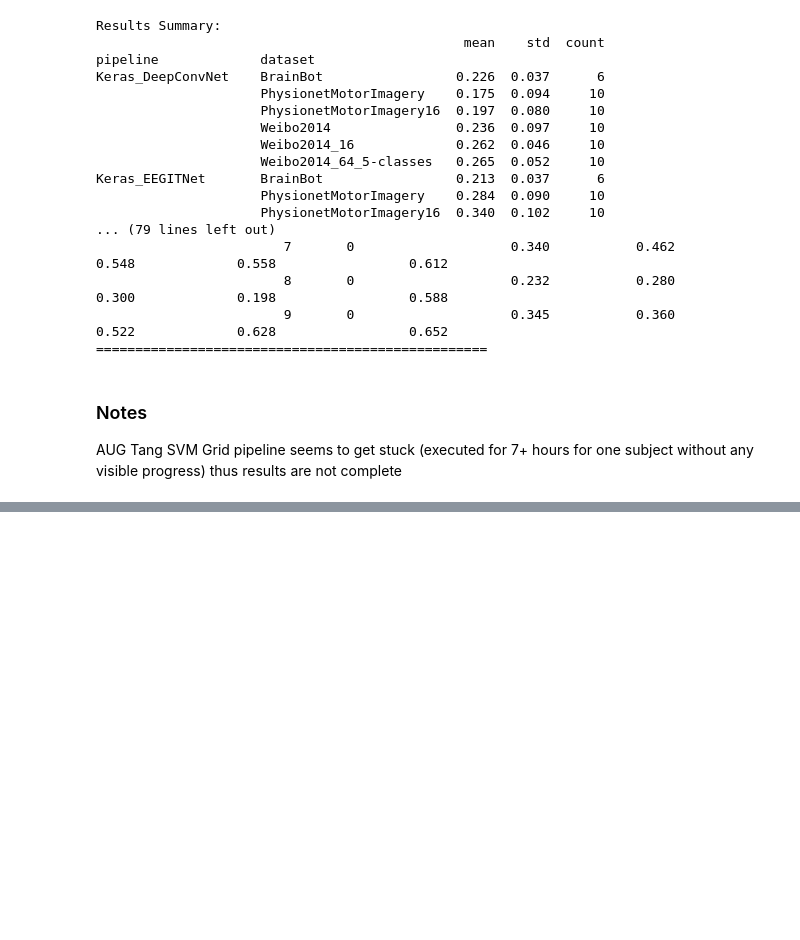
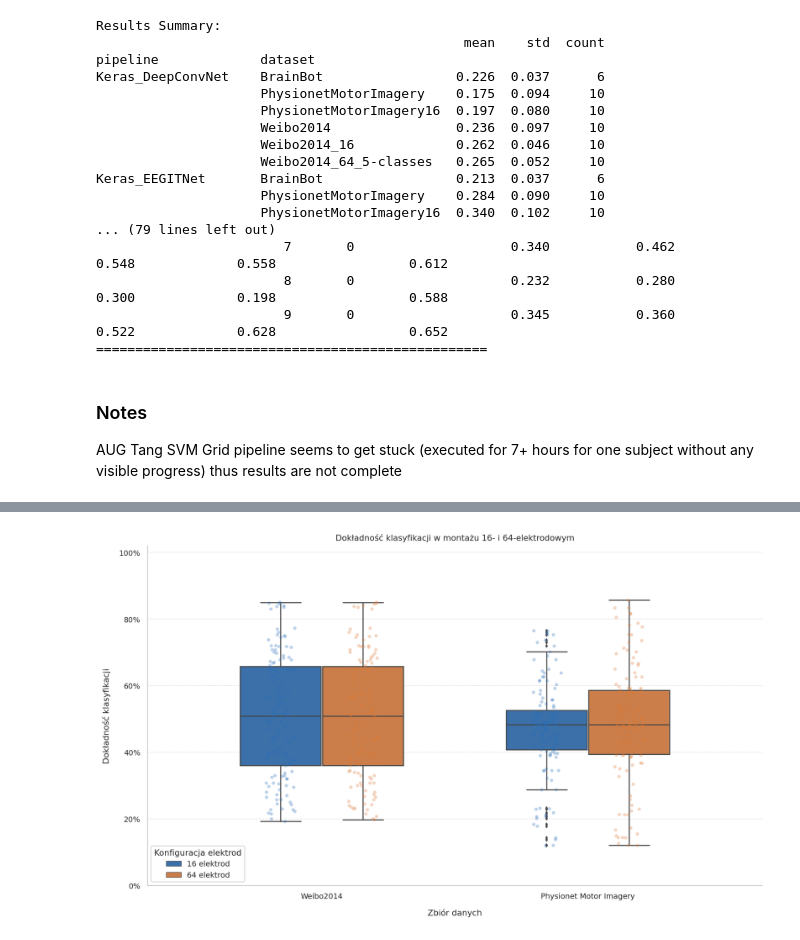
Before and after one commit to luluu9/BCI2025-sandbox, a Jupyter notebook: results.ipynb, the cells around one changed output, grey strips where cells are left out. Cells and saved outputs as stored; diff of their text form; code cells hidden in the pictures; blank space fills up the shorter version.

```diff
--- a/results.ipynb
+++ b/results.ipynb
@@ -78,0 +225,82 @@ AUG Tang SVM Grid pipeline seems to get stuck (executed for 7+ hours for one sub
+# %%
+# Porównanie dokładności: 16 elektrod vs pełny montaż (ponad 60 elektrod)
+required_datasets = {
+    'Weibo2014_16': ('Weibo2014', '16 elektrod'),
+    'Weibo2014_64_5-classes': ('Weibo2014', '64 elektrod'),
+    'PhysionetMotorImagery16': ('Physionet Motor Imagery', '16 elektrod'),
+    'PhysionetMotorImagery': ('Physionet Motor Imagery', '64 elektrod'),
+}
+
+missing_datasets = set(required_datasets) - set(all_results['dataset'].unique())
+if missing_datasets:
+    raise ValueError(f'Brakuje wyników dla zbiorów: {sorted(missing_datasets)}')
+
+comparison_data = all_results.loc[
+    all_results['dataset'].isin(required_datasets), ['dataset', 'score']
+].copy()
+comparison_data[['Zbiór danych', 'Montaż EEG']] = comparison_data['dataset'].apply(
+    lambda name: pd.Series(required_datasets[name])
+)
+
+dataset_order = ['Weibo2014', 'Physionet Motor Imagery']
+montage_order = ['16 elektrod', '64 elektrod']
+palette = {
+    '16 elektrod': '#2A6FBB',
+    '64 elektrod': '#E07A35',
+}
+
+sns.set_theme(style='whitegrid', context='paper')
+fig, ax = plt.subplots(figsize=(11, 6.5), dpi=160)
+
+sns.boxplot(
+    data=comparison_data, x='Zbiór danych', y='score', hue='Montaż EEG',
+    order=dataset_order, hue_order=montage_order, palette=palette,
+    width=0.62, linewidth=1.2, fliersize=2.5, ax=ax,
+ )
+
+# Punkty z deterministycznym, niewielkim przesunięciem poziomym (zgodne z pandas 3).
+rng = np.random.default_rng(8)
+for dataset_index, dataset in enumerate(dataset_order):
+    for montage_index, montage in enumerate(montage_order):
+        scores = comparison_data.loc[
+            (comparison_data['Zbiór danych'] == dataset)
+            & (comparison_data['Montaż EEG'] == montage), 'score'
+        ]
+        x_position = dataset_index + (-0.155 if montage_index == 0 else 0.155)
+        jitter = rng.uniform(-0.055, 0.055, size=len(scores))
+        ax.scatter(
+            x_position + jitter, scores, s=15, color=palette[montage],
+            alpha=0.30, edgecolors='none', zorder=3
+        )
+
+ax.legend(title='Konfiguracja elektrod', loc='lower left',
+          frameon=True, framealpha=0.95)
+
+ax.set_title('Dokładność klasyfikacji w montażu 16- i 64-elektrodowym',
+             fontsize=14, pad=14)
+ax.set_xlabel('Zbiór danych', labelpad=10)
+ax.set_ylabel('Dokładność klasyfikacji', labelpad=10)
+ax.set_ylim(0, 1.02)
+ax.yaxis.set_major_formatter(lambda value, _: f'{value:.0%}')
+ax.grid(axis='y', linestyle='--', linewidth=0.7, alpha=0.55)
+ax.grid(axis='x', visible=False)
+sns.despine(ax=ax, left=False, bottom=False)
+
+# fig.text(
+#     0.5, -0.02,
+#     'Pudełko: kwartyle 25–75%; linia: mediana; punkty: pojedyncze wyniki klasyfikacji.',
+#     ha='center', fontsize=10, color='#4C4C4C'
+#  )
+plt.tight_layout()
+plt.show()
+
+# Tabela pomocnicza do opisu wyników w pracy.
+summary = (
+    comparison_data.groupby(['Zbiór danych', 'Montaż EEG'])['score']
+    .agg(['mean', 'std', 'count'])
+    .rename(columns={'mean': 'Średnia', 'std': 'Odchylenie standardowe', 'count': 'Liczba wyników'})
+    .round(3)
+ )
+display(summary)
+# %% [output]
+[figure, added]
```
Also changed, not shown: parts of 8 cells of this notebook.
